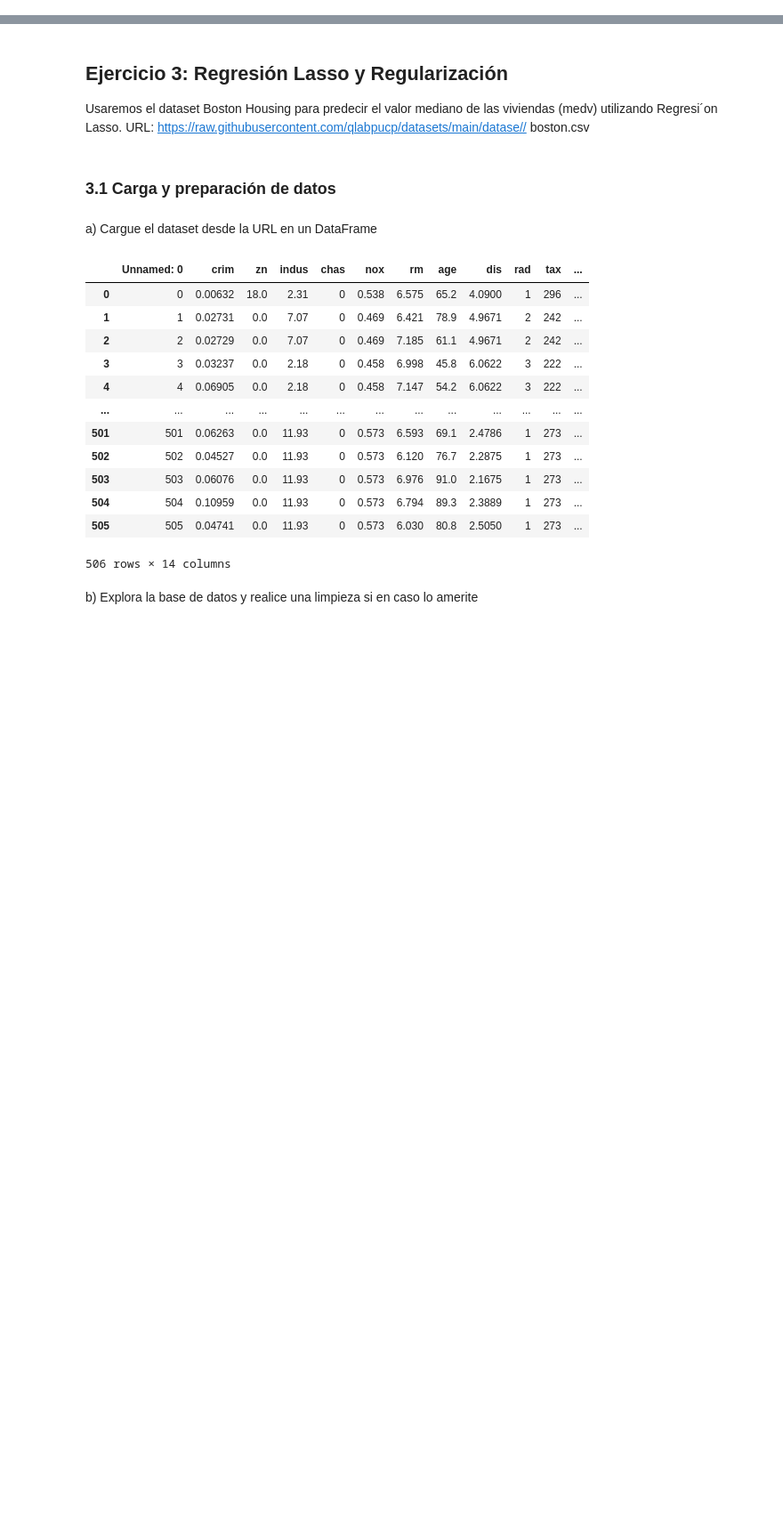
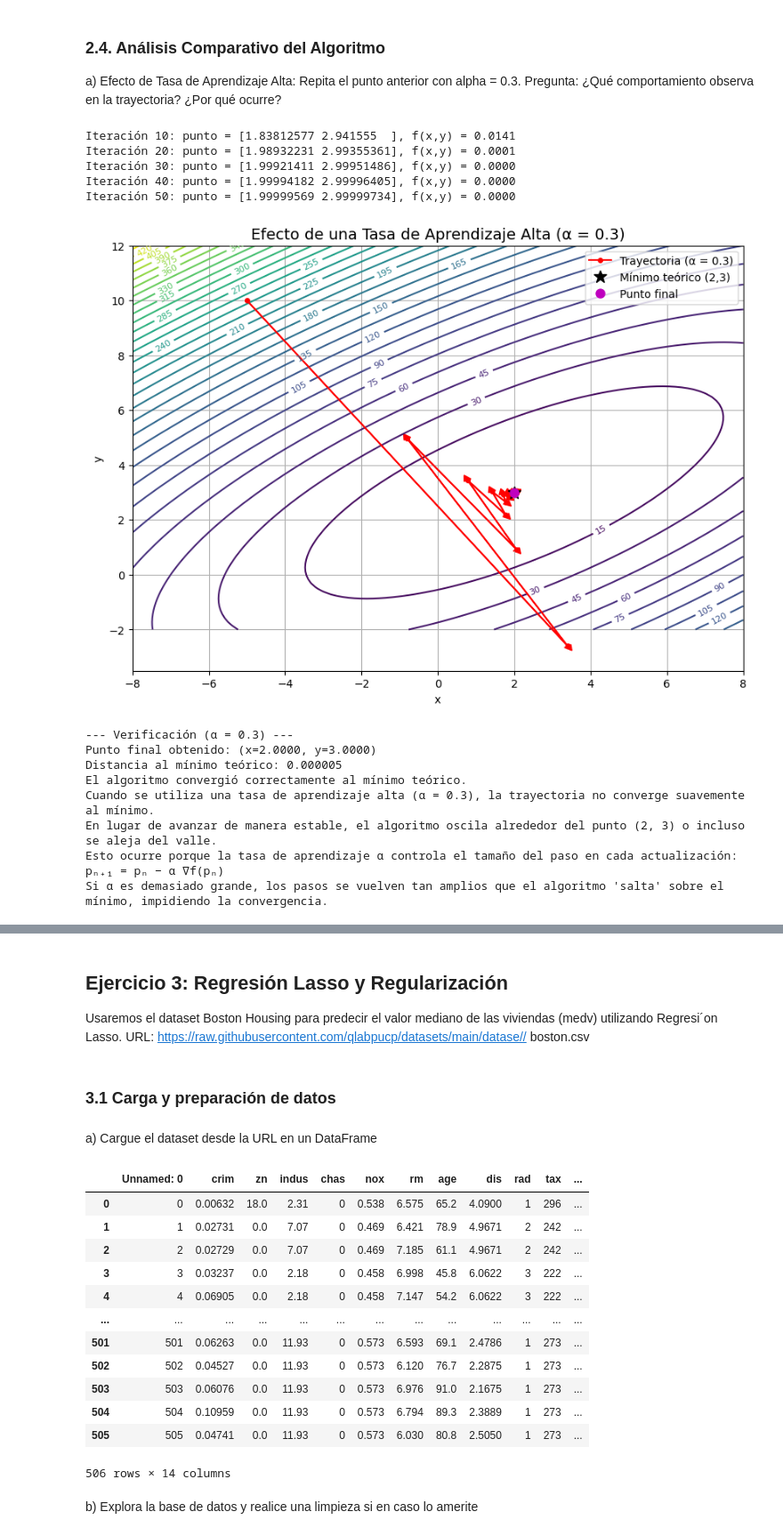
Before and after one commit to MariaLesly/Machine-Learning-G3, a Jupyter notebook: parte3.ipynb, the cells around one changed output, grey strips where cells are left out. Shown: that part at 89% size. Drawn from its saved outputs; the diff is of its cells as text; code cells hidden in the pictures; blank space fills up the shorter version.

```diff
--- a/parte3.ipynb
+++ b/parte3.ipynb
@@ -0,0 +212,76 @@
+# %% [markdown]
+### 2.4. Análisis Comparativo del Algoritmo
+a) Efecto de Tasa de Aprendizaje Alta: Repita el punto anterior con alpha = 0.3.
+Pregunta: ¿Qué comportamiento observa en la trayectoria? ¿Por qué ocurre?
+# %%
+# Parámetros
+punto_inicial = np.array([-5.0, 10.0])
+alpha_alta = 0.3
+n_iteraciones = 50
+
+# Ejecutamos el descenso de gradiente
+trayectoria_alta = descenso_gradiente(punto_inicial, alpha_alta, n_iteraciones)
+punto_final_alta = trayectoria_alta[-1]
+
+# --- Gráfico de contorno y trayectoria ---
+plt.figure(figsize=(10, 7))
+contornos = plt.contour(X, Y, Z, levels=30, cmap='viridis')
+plt.clabel(contornos, inline=True, fontsize=8)
+
+# Trayectoria del descenso
+plt.plot(trayectoria_alta[:, 0], trayectoria_alta[:, 1], 'ro-', markersize=4, label='Trayectoria (α = 0.3)')
+
+# Flechas para indicar dirección
+for i in range(len(trayectoria_alta) - 1):
+    plt.arrow(trayectoria_alta[i, 0], trayectoria_alta[i, 1],
+              trayectoria_alta[i+1, 0] - trayectoria_alta[i, 0],
+              trayectoria_alta[i+1, 1] - trayectoria_alta[i, 1],
+              head_width=0.2, head_length=0.2, fc='red', ec='red')
+
+# Punto teórico y final
+plt.plot(2, 3, 'k*', markersize=12, label='Mínimo teórico (2,3)')
+plt.plot(punto_final_alta[0], punto_final_alta[1], 'mo', markersize=8, label='Punto final')
+
+# Configuración
+plt.title('Efecto de una Tasa de Aprendizaje Alta (α = 0.3)', fontsize=14)
+plt.xlabel('x')
+plt.ylabel('y')
+plt.legend()
+plt.grid(True)
+plt.show()
+
+# --- Verificación de convergencia ---
+x_final, y_final = punto_final_alta
+error_total = np.sqrt((x_final - 2)**2 + (y_final - 3)**2)
+
+print("\n--- Verificación (α = 0.3) ---")
+print(f"Punto final obtenido: (x={x_final:.4f}, y={y_final:.4f})")
+print(f"Distancia al mínimo teórico: {error_total:.6f}")
+if error_total < 0.01:
+    print("El algoritmo convergió correctamente al mínimo teórico.")
+else:
+    print("El algoritmo no convergió correctamente. La tasa de aprendizaje es demasiado alta y el algoritmo oscila o diverge.")
+
+print(
+    "Cuando se utiliza una tasa de aprendizaje alta (α = 0.3), la trayectoria no converge suavemente al mínimo.\n"
+    "En lugar de avanzar de manera estable, el algoritmo oscila alrededor del punto (2, 3) o incluso se aleja del valle.\n"
+    "Esto ocurre porque la tasa de aprendizaje α controla el tamaño del paso en cada actualización:\n"
+    "pₙ₊₁ = pₙ − α ∇f(pₙ)\n"
+    "Si α es demasiado grande, los pasos se vuelven tan amplios que el algoritmo 'salta' sobre el mínimo, impidiendo la convergencia."
+)
+# %% [output]
+Iteración 10: punto = [1.83812577 2.941555  ], f(x,y) = 0.0141
+Iteración 20: punto = [1.98932231 2.99355361], f(x,y) = 0.0001
+Iteración 30: punto = [1.99921411 2.99951486], f(x,y) = 0.0000
+Iteración 40: punto = [1.99994182 2.99996405], f(x,y) = 0.0000
+Iteración 50: punto = [1.99999569 2.99999734], f(x,y) = 0.0000
+[figure, added]
+--- Verificación (α = 0.3) ---
+Punto final obtenido: (x=2.0000, y=3.0000)
+Distancia al mínimo teórico: 0.000005
+El algoritmo convergió correctamente al mínimo teórico.
+Cuando se utiliza una tasa de aprendizaje alta (α = 0.3), la trayectoria no converge suavemente al mínimo.
+En lugar de avanzar de manera estable, el algoritmo oscila alrededor del punto (2, 3) o incluso se aleja del valle.
+Esto ocurre porque la tasa de aprendizaje α controla el tamaño del paso en cada actualización:
+pₙ₊₁ = pₙ − α ∇f(pₙ)
+Si α es demasiado grande, los pasos se vuelven tan amplios que el algoritmo 'salta' sobre el mínimo, impidiendo la convergencia.
```
Also changed, not shown: parts of 18 cells of this notebook.
